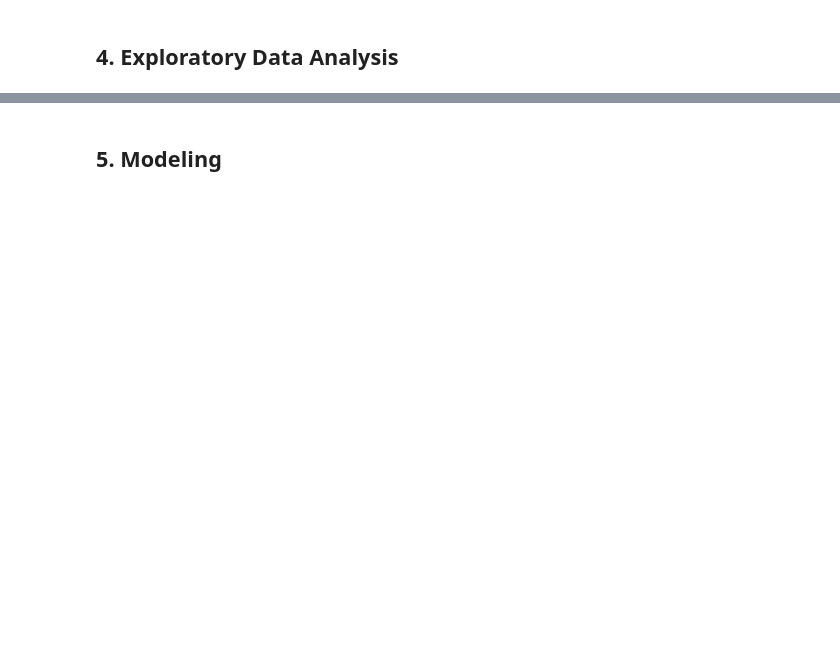
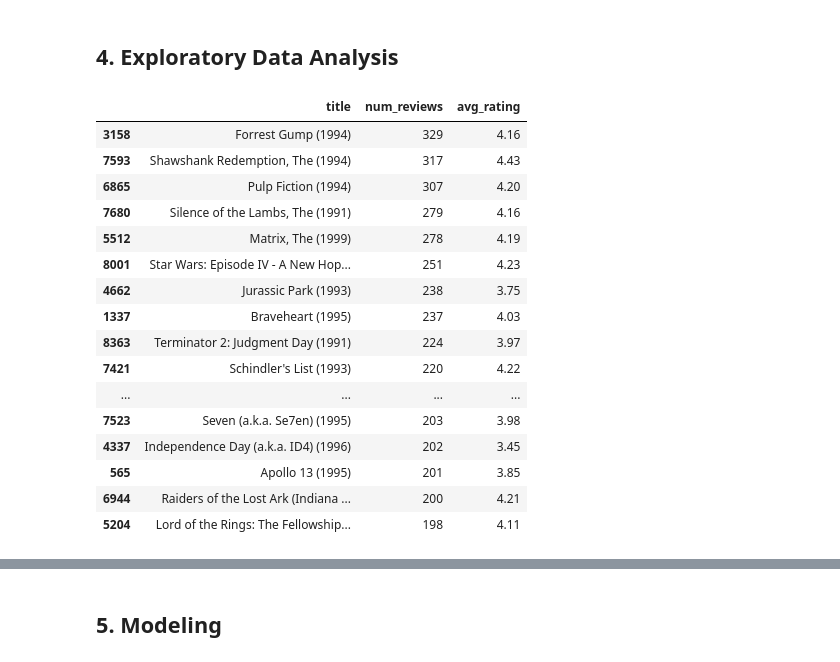
Before and after one commit to ckucewicz/movie_recommendation_system, a Jupyter notebook: notebook.ipynb, the cells around one changed output, grey strips where cells are left out. Saved outputs shown, nothing was run; the diff lists cells and outputs as text; code cells hidden in the pictures; blank space fills up the shorter version.

```diff
--- a/notebook.ipynb
+++ b/notebook.ipynb
@@ -367,2 +369,38 @@ userId
 # %% [markdown]
 ## 4. <a name ="Exploratory-Data-Analysis"></a>Exploratory Data Analysis
+# %%
+# Step 1: Group by 'title' to calculate the number of reviews and average rating
+movie_stats = merged_df.groupby('title').agg(
+    num_reviews=('rating', 'count'),    # Count of reviews
+    avg_rating=('rating', 'mean')       # Average rating
+).reset_index()
+
+# Step 2: Sort the table by number of reviews (descending), then by average rating (descending)
+top_movies = movie_stats.sort_values(by=['num_reviews', 'avg_rating'], ascending=[False, False])
+
+# Step 3: Round the 'avg_rating' column to 2 decimal places
+top_movies['avg_rating'] = top_movies['avg_rating'].round(2)
+
+# Step 4: Get the top 20 movies
+top_20_movies = top_movies.head(20)
+
+# Step 5: Show the table
+top_20_movies
+# %% [output]
+|  | title | num_reviews | avg_rating |
+| 3158 | Forrest Gump (1994) | 329 | 4.16 |
+| 7593 | Shawshank Redemption, The (1994) | 317 | 4.43 |
+| 6865 | Pulp Fiction (1994) | 307 | 4.20 |
+| 7680 | Silence of the Lambs, The (1991) | 279 | 4.16 |
+| 5512 | Matrix, The (1999) | 278 | 4.19 |
+| 8001 | Star Wars: Episode IV - A New Hop... | 251 | 4.23 |
+| 4662 | Jurassic Park (1993) | 238 | 3.75 |
+| 1337 | Braveheart (1995) | 237 | 4.03 |
+| 8363 | Terminator 2: Judgment Day (1991) | 224 | 3.97 |
+| 7421 | Schindler's List (1993) | 220 | 4.22 |
+| ... | ... | ... | ... |
+| 7523 | Seven (a.k.a. Se7en) (1995) | 203 | 3.98 |
+| 4337 | Independence Day (a.k.a. ID4) (1996) | 202 | 3.45 |
+| 565 | Apollo 13 (1995) | 201 | 3.85 |
+| 6944 | Raiders of the Lost Ark (Indiana ... | 200 | 4.21 |
+| 5204 | Lord of the Rings: The Fellowship... | 198 | 4.11 |
```
Also changed, not shown: parts of 43 cells of this notebook, 2 other files.
